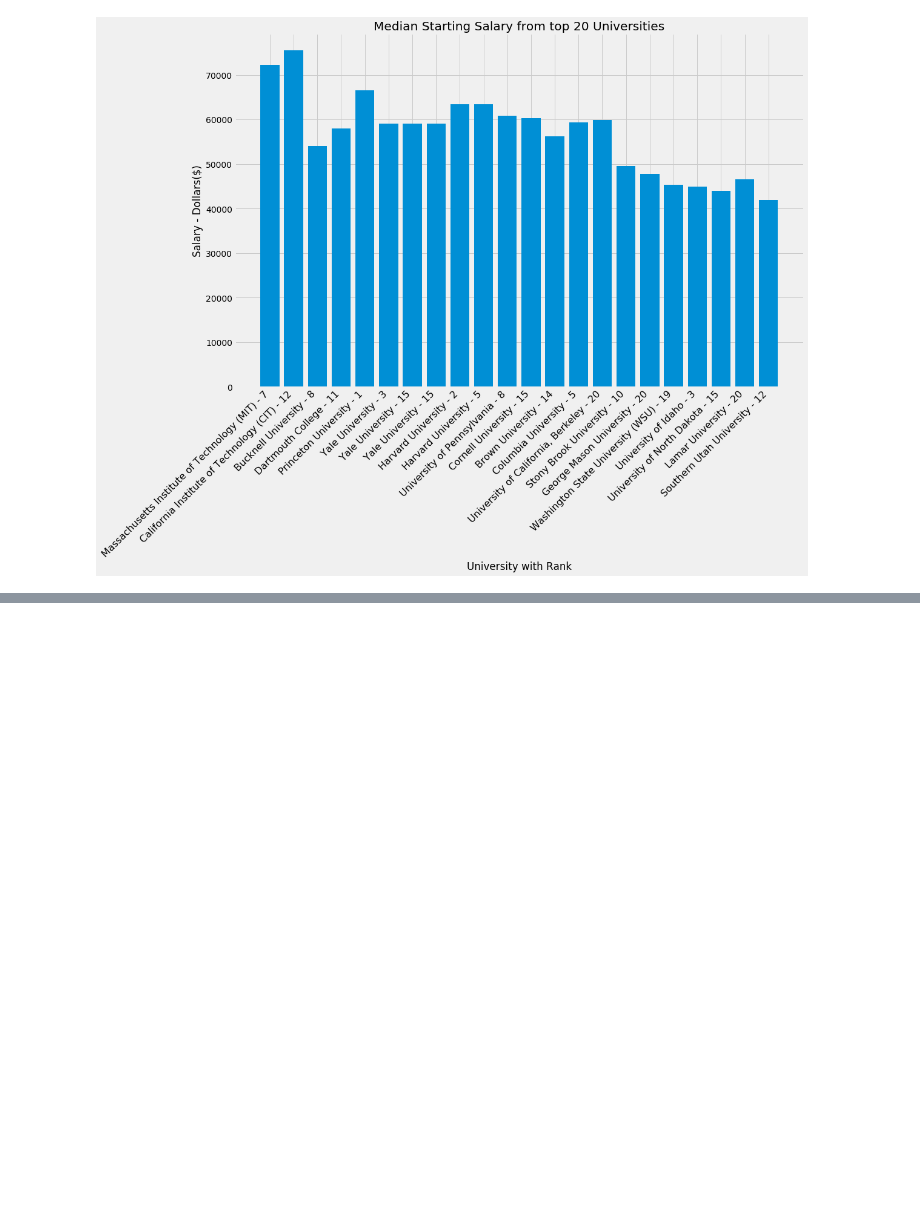
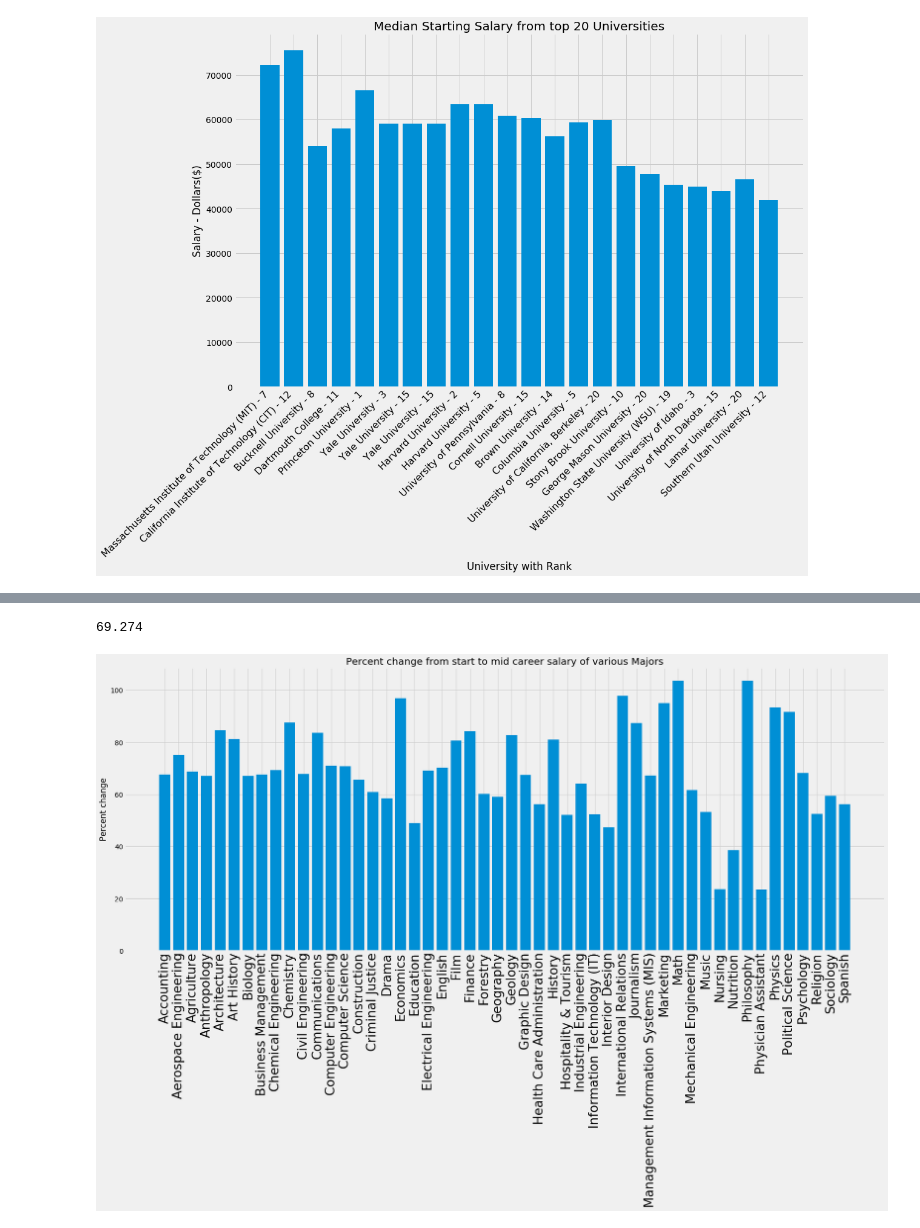
Before and after one commit to jer96/CareerPathPrediction, a Jupyter notebook: analysis/education-analysis.ipynb, the cells around one changed output, grey strips where cells are left out. Saved outputs shown, nothing was run; the diff lists cells and outputs as text; code cells hidden in the pictures; blank space fills up the shorter version.

```diff
--- a/analysis/education-analysis.ipynb
+++ b/analysis/education-analysis.ipynb
@@ -264,0 +248,12 @@ df_rankings
+# %%
+print(np.mean(df_degrees['Percent change from Starting to Mid-Career Salary'].tolist()))
+f, ax = plt.subplots(1,1, figsize=(25,10))
+ax.bar(range(len(df_degrees)), df_degrees['Percent change from Starting to Mid-Career Salary'].tolist())
+ax.set_xticks(range(50))
+ax.set_ylabel('Percent change')
+ax.set_title('Percent change from start to mid career salary of various Majors')
+ax.set_xticklabels(degree_list,rotation=90,fontsize=26)
+plt.show()
+# %% [output]
+69.274
+[figure, added]
```
Also changed, not shown: parts of 2 cells of this notebook, 1 other file.
